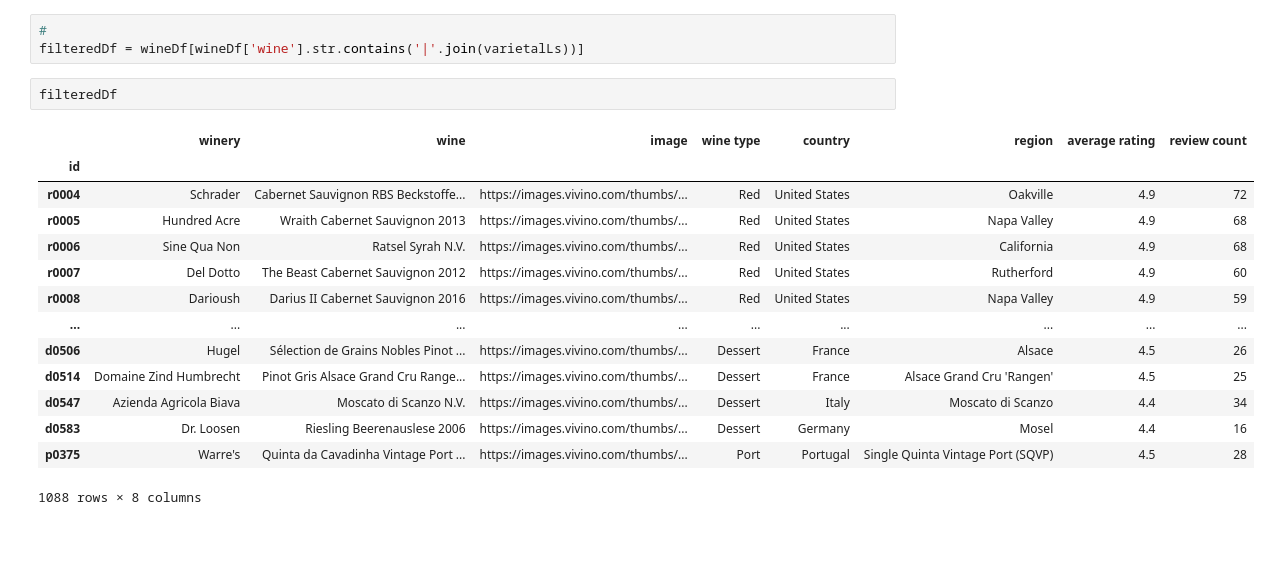
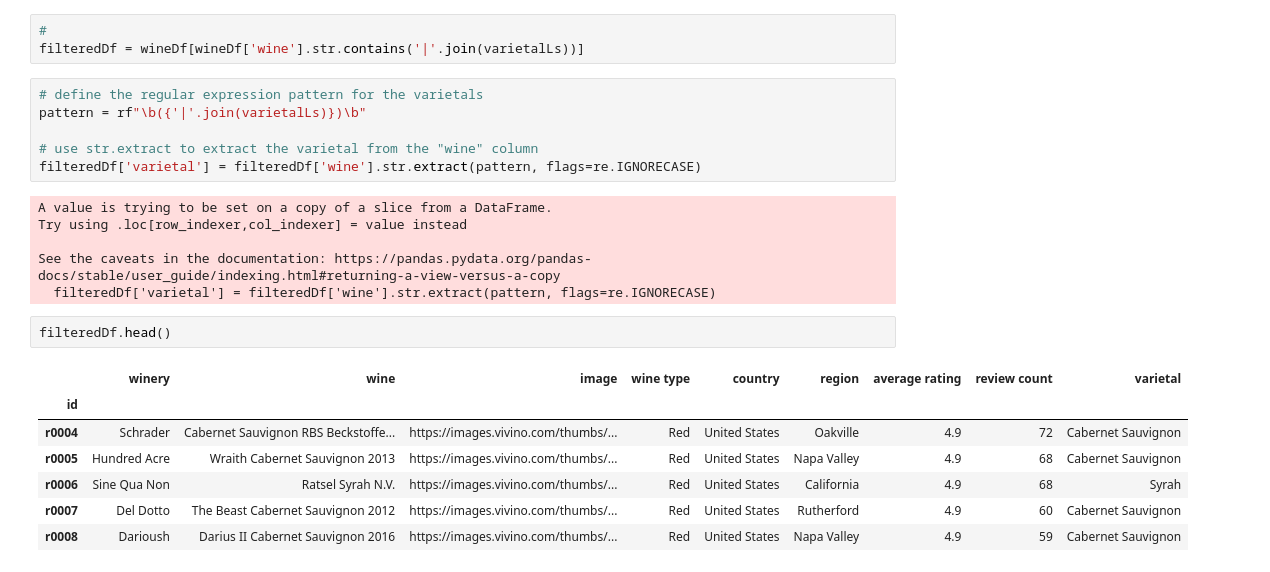
Before and after one commit to SantDRS/G3_Project3, a Jupyter notebook: starterCode.ipynb, the cells around one changed output. Saved outputs shown, nothing was run; the diff lists cells and outputs as text; blank space fills up the shorter version.

Commit message:
clean wine database

```diff
--- a/starterCode.ipynb
+++ b/starterCode.ipynb
@@ -304,20 +304,25 @@ wineDf = pd.read_csv('wine.csv', index_col = 'id')
 # %%
 #
 filteredDf = wineDf[wineDf['wine'].str.contains('|'.join(varietalLs))]
+# %%
+# define the regular expression pattern for the varietals
+pattern = rf"\b({'|'.join(varietalLs)})\b"
+
+# use str.extract to extract the varietal from the "wine" column
+filteredDf['varietal'] = filteredDf['wine'].str.extract(pattern, flags=re.IGNORECASE)
+# %% [output]
+A value is trying to be set on a copy of a slice from a DataFrame.
+Try using .loc[row_indexer,col_indexer] = value instead
+
+See the caveats in the documentation: https://pandas.pydata.org/pandas-docs/stable/user_guide/indexing.html#returning-a-view-versus-a-copy
+  filteredDf['varietal'] = filteredDf['wine'].str.extract(pattern, flags=re.IGNORECASE)
 # %%
-filteredDf
+filteredDf.head()
 # %% [output]
-|  | winery | wine | image | wine type | country | region | average rating | review count |
-| id |  |  |  |  |  |  |  |  |
-| r0004 | Schrader | Cabernet Sauvignon RBS Beckstoffe... | https://images.vivino.com/thumbs/... | Red | United States | Oakville | 4.9 | 72 |
-| r0005 | Hundred Acre | Wraith Cabernet Sauvignon 2013 | https://images.vivino.com/thumbs/... | Red | United States | Napa Valley | 4.9 | 68 |
-| r0006 | Sine Qua Non | Ratsel Syrah N.V. | https://images.vivino.com/thumbs/... | Red | United States | California | 4.9 | 68 |
-| r0007 | Del Dotto | The Beast Cabernet Sauvignon 2012 | https://images.vivino.com/thumbs/... | Red | United States | Rutherford | 4.9 | 60 |
-| r0008 | Darioush | Darius II Cabernet Sauvignon 2016 | https://images.vivino.com/thumbs/... | Red | United States | Napa Valley | 4.9 | 59 |
-| ... | ... | ... | ... | ... | ... | ... | ... | ... |
-| d0506 | Hugel | Sélection de Grains Nobles Pinot ... | https://images.vivino.com/thumbs/... | Dessert | France | Alsace | 4.5 | 26 |
-| d0514 | Domaine Zind Humbrecht | Pinot Gris Alsace Grand Cru Range... | https://images.vivino.com/thumbs/... | Dessert | France | Alsace Grand Cru 'Rangen' | 4.5 | 25 |
-| d0547 | Azienda Agricola Biava | Moscato di Scanzo N.V. | https://images.vivino.com/thumbs/... | Dessert | Italy | Moscato di Scanzo | 4.4 | 34 |
-| d0583 | Dr. Loosen | Riesling Beerenauslese 2006 | https://images.vivino.com/thumbs/... | Dessert | Germany | Mosel | 4.4 | 16 |
-| p0375 | Warre's | Quinta da Cavadinha Vintage Port ... | https://images.vivino.com/thumbs/... | Port | Portugal | Single Quinta Vintage Port (SQVP) | 4.5 | 28 |
+|  | winery | wine | image | wine type | country | region | average rating | review count | varietal |
+| id |  |  |  |  |  |  |  |  |  |
+| r0004 | Schrader | Cabernet Sauvignon RBS Beckstoffe... | https://images.vivino.com/thumbs/... | Red | United States | Oakville | 4.9 | 72 | Cabernet Sauvignon |
+| r0005 | Hundred Acre | Wraith Cabernet Sauvignon 2013 | https://images.vivino.com/thumbs/... | Red | United States | Napa Valley | 4.9 | 68 | Cabernet Sauvignon |
+| r0006 | Sine Qua Non | Ratsel Syrah N.V. | https://images.vivino.com/thumbs/... | Red | United States | California | 4.9 | 68 | Syrah |
+| r0007 | Del Dotto | The Beast Cabernet Sauvignon 2012 | https://images.vivino.com/thumbs/... | Red | United States | Rutherford | 4.9 | 60 | Cabernet Sauvignon |
+| r0008 | Darioush | Darius II Cabernet Sauvignon 2016 | https://images.vivino.com/thumbs/... | Red | United States | Napa Valley | 4.9 | 59 | Cabernet Sauvignon |
-1088 rows × 8 columns
```
Also changed, not shown: parts of 10 cells of this notebook, 1 other file.
